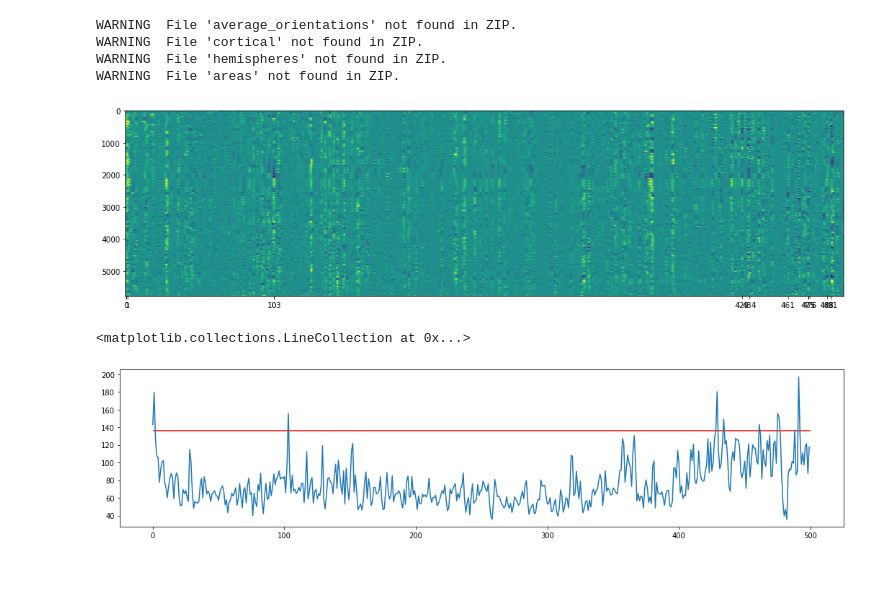
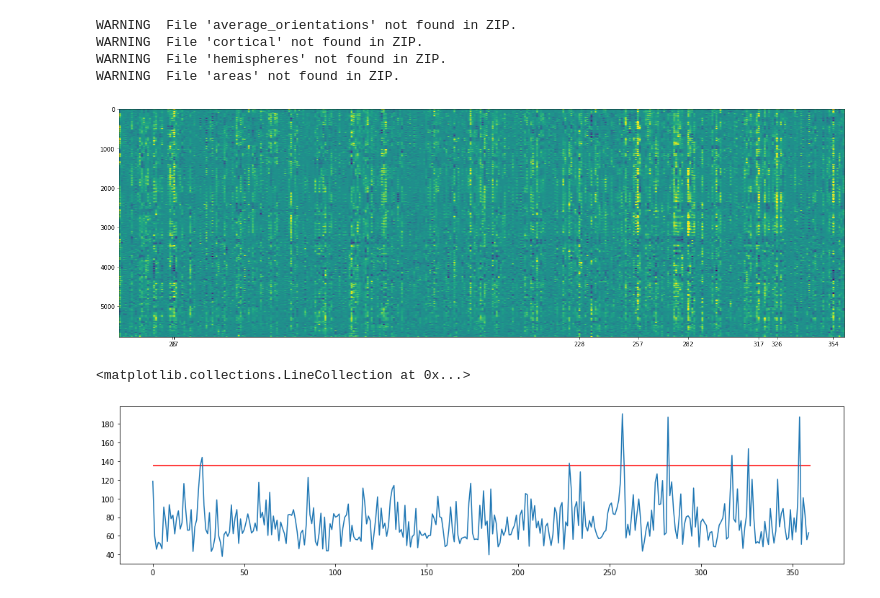
Before and after one commit to etienneguevel/etienne, a Jupyter notebook: notebooks/Backbone correlation with RSS.ipynb, the cells around one changed output. Saved outputs shown, nothing was run; the diff lists cells and outputs as text; code cells hidden in the pictures; blank space fills up the shorter version.

```diff
--- a/notebooks/Backbone correlation with RSS.ipynb
+++ b/notebooks/Backbone correlation with RSS.ipynb
@@ -93,7 +93,21 @@ for filename in os.listdir(path):
         bold['%d'%(i+1)]=np.loadtxt(path+filename)
     i+=1
 
-indexwt=micetable[(micetable.genotype=='wild-type')&(micetable.volume==500)].index.tolist()
+'''
+Take the dataset from mices having anesthesia mediso
+volume 360
+genotype wild-type
+take the list index of the ones having dataset *2 to do the intra vs inter study
+
+'''
+sessions600=micetable[(micetable.genotype=='wild-type')&(micetable.anesthesia=='mediso')&(micetable.volume==360)].sort_values(['subject','session','run'])
+subjects600=np.unique(sessions600.subject)[np.unique(sessions600.subject,return_counts=True)[1]>=2]
+subjects600b=np.unique(sessions600.subject)[np.unique(sessions600.subject,return_counts=True)[1]==1]
+
+scans=sessions600.iloc[np.isin(sessions600.subject,subjects600)][4:]
+
+
+indexwt=scans.index.tolist()
 boldwt={}
 for k in indexwt:
     boldwt[str(k)]=bold[str(k)]
@@ -109,31 +123,31 @@ for j in indexwt:
         bd[:,i]=boldwt['%d'%j][:,ID_A148_to_Grandj_reduced['%d'%i]]
     Boldwt['%d'%j]=bd[:,regcorr]
 # %%
-subject=2
+subject=467
 B1=Boldwt[str(subject)]
 volume=B1.shape[0]
-constant_reg=np.arange(108)[np.isnan(stats.zscore(B1))[0,:]]
+constant_reg=np.arange(108)[np.isnan(stats.zscore(B1))[0,:]]   #Regions where np.var=0 and mess up the edges
 
 B1[:,constant_reg.tolist()]=np.random.normal(size=volume*constant_reg.shape[0]).reshape((volume,constant_reg.shape[0]))
 Edges=analysis.go_edge(B1)
 eFCD=np.corrcoef(Edges)
 
 p=np.percentile(edges_str(B1),98)
-edgec=np.arange(500)[edges_str(B1)>p]
+edgec=np.arange(360)[edges_str(B1)>p]
 
-plt.figure(figsize=(14,4))
+plt.figure(figsize=(18,6))
 plt.imshow(Edges[:,:].T,aspect='auto', cmap='viridis',vmin=-2.5,vmax=2.5)
 plt.xticks(edgec)
 #plt.colorbar()
 
 plt.tight_layout()
 
 plt.show()
 plt.figure(figsize=(18,4))
 plt.plot(edges_str(B1))
-plt.hlines(p,xmin=0,xmax=500,colors='r')
+plt.hlines(p,xmin=0,xmax=360,colors='r')
 # %% [output]
-[figure, old version]
+[figure, new version]
 <matplotlib.collections.LineCollection at 0x...>
-[figure, old version]
+[figure, new version]
 # %%
```
Also changed, not shown: parts of 8 cells of this notebook, 4 other files.
